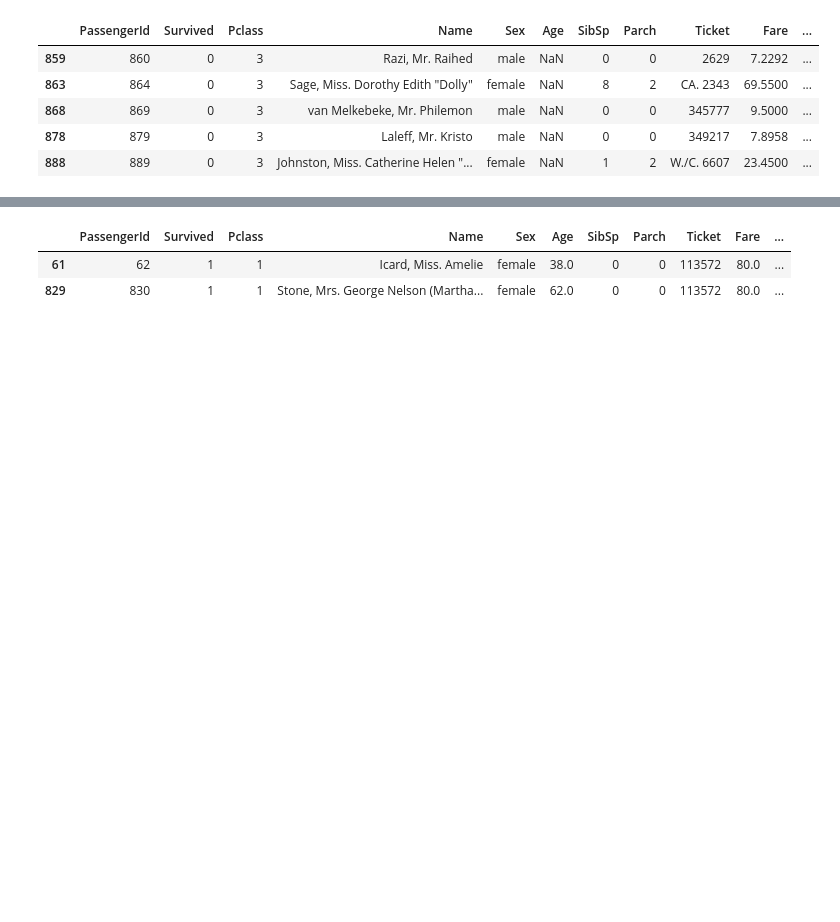
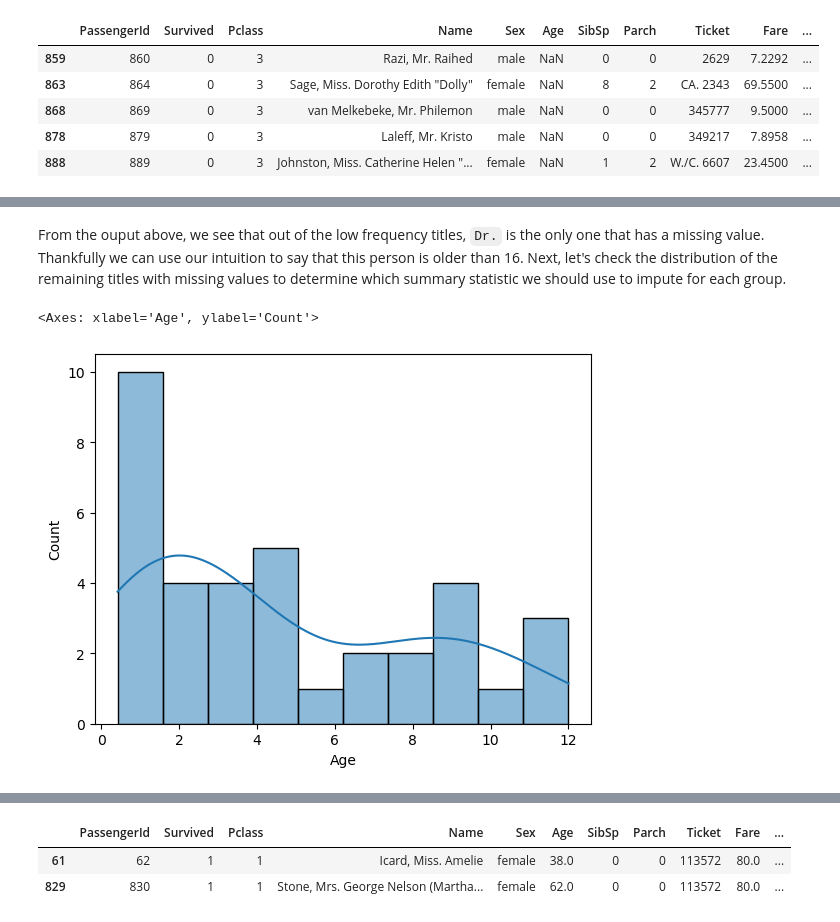
Before and after one commit to xFiveRivers/Kaggle_Titanic, a Jupyter notebook: eda/data_description.ipynb, the cells around one changed output, grey strips where cells are left out. Drawn from its saved outputs; the diff is of its cells as text; code cells hidden in the pictures; blank space fills up the shorter version.

Commit message:
added histograms for age

```diff
--- a/eda/data_description.ipynb
+++ b/eda/data_description.ipynb
@@ -146,0 +150,3 @@ One method of dealing with the missing values with `Age` is to input the age giv
+# %%
+train_df['Title'] = train_df['Name'].str.extract(r'([A-Za-z]+\.)')
+train_df['Title'].value_counts()
@@ -146,0 +197,2 @@ One method of dealing with the missing values with `Age` is to input the age giv
+# %% [markdown]
+From the ouput above, we see that out of the low frequency titles, `Dr.` is the only one that has a missing value. Thankfully we can use our intuition to say that this person is older than 16. Next, let's check the distribution of the remaining titles with missing values to determine which summary statistic we should use to impute for each group.
@@ -146,0 +217,5 @@ One method of dealing with the missing values with `Age` is to input the age giv
+# %%
+sns.histplot(data=train_df[train_df['Title'] == 'Master.'], x='Age', bins=10, kde=True)
+# %% [output]
+<Axes: xlabel='Age', ylabel='Count'>
+[figure, added]
```
Also changed, not shown: parts of 11 cells of this notebook.
